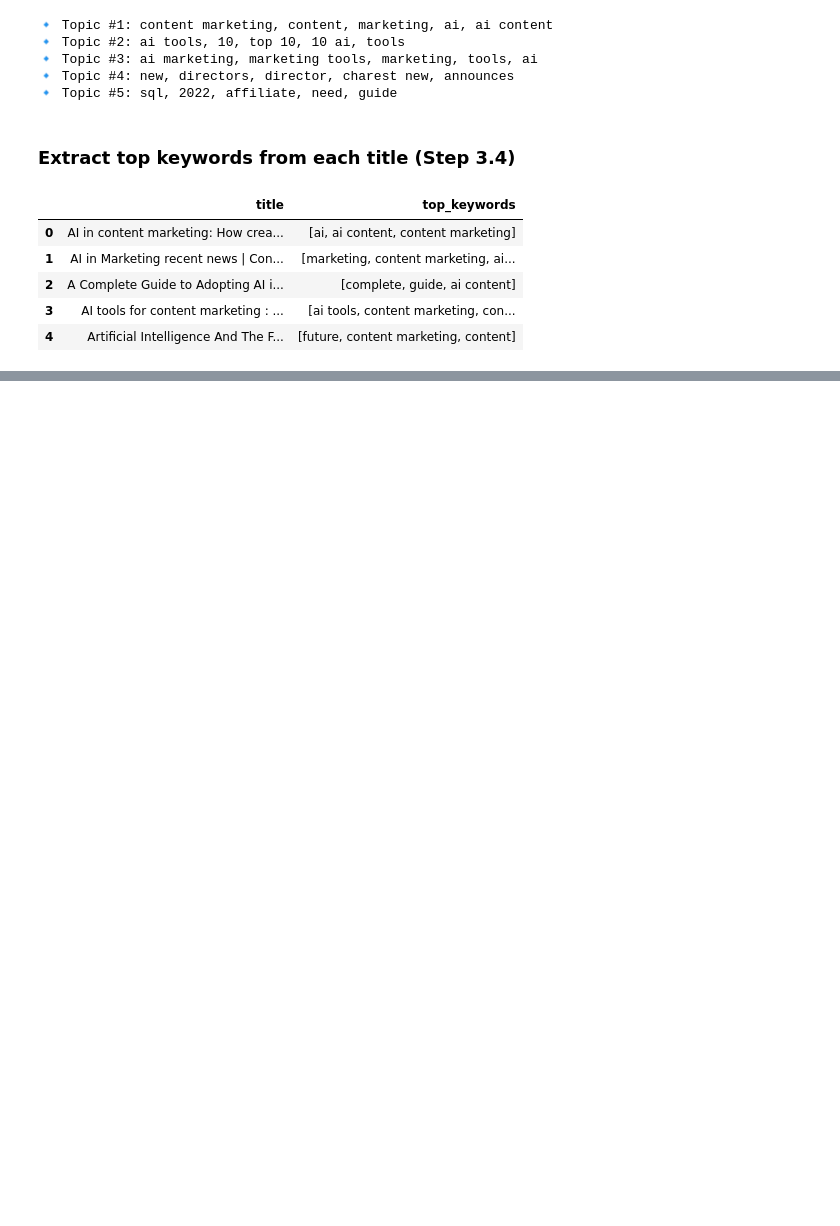
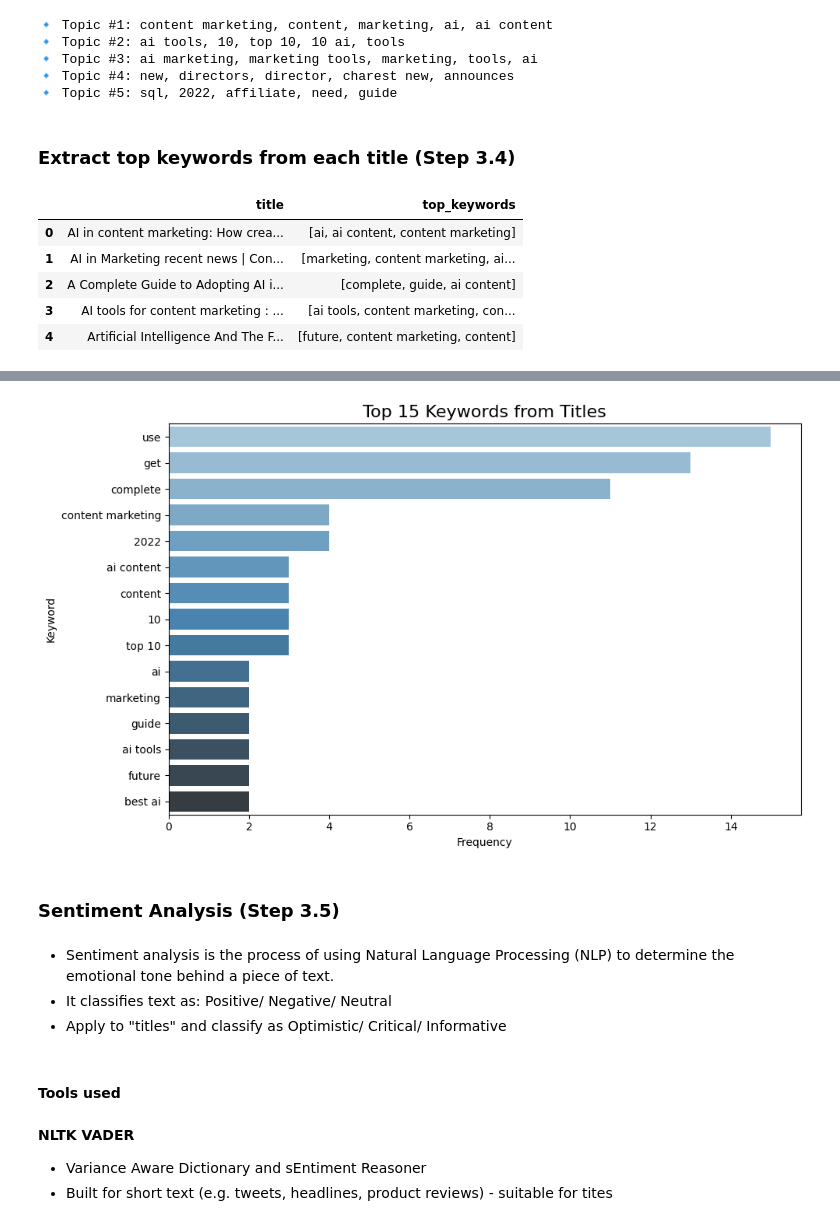
Before and after one commit to vinovator/content-marketing-agent, a Jupyter notebook: notebooks/02_content_analysis.ipynb, the cells around one changed output, grey strips where cells are left out. Saved outputs shown, nothing was run; the diff lists cells and outputs as text; code cells hidden in the pictures; blank space fills up the shorter version.

```diff
--- a/notebooks/02_content_analysis.ipynb
+++ b/notebooks/02_content_analysis.ipynb
@@ -254,0 +323,29 @@ combined_df[["title", "top_keywords"]].head()
+# %%
+# Generate barchart of top keywords
+
+# Get top 15 keywords
+top_keywords = keyword_counts.most_common(15)
+keywords, counts = zip(*top_keywords)
+
+# Plot
+plt.figure(figsize=(10, 6))
+sns.barplot(x=list(counts), y=list(keywords), palette="Blues_d")
+plt.title("Top 15 Keywords from Titles", fontsize=16)
+plt.xlabel("Frequency")
+plt.ylabel("Keyword")
+plt.tight_layout()
+plt.show()
+# %% [output]
+[figure, added]
+# %% [markdown]
+### Sentiment Analysis (Step 3.5)
+# %% [markdown]
+- Sentiment analysis is the process of using Natural Language Processing (NLP) to determine the emotional tone behind a piece of text.
+- It classifies text as: Positive/ Negative/ Neutral
+- Apply to "titles" and classify as Optimistic/ Critical/ Informative
+# %% [markdown]
+#### Tools used
+# %% [markdown]
+**NLTK VADER**
+- Variance Aware Dictionary and sEntiment Reasoner
+- Built for short text (e.g. tweets, headlines, product reviews) - suitable for tites
```
Also changed, not shown: parts of 29 cells of this notebook.
